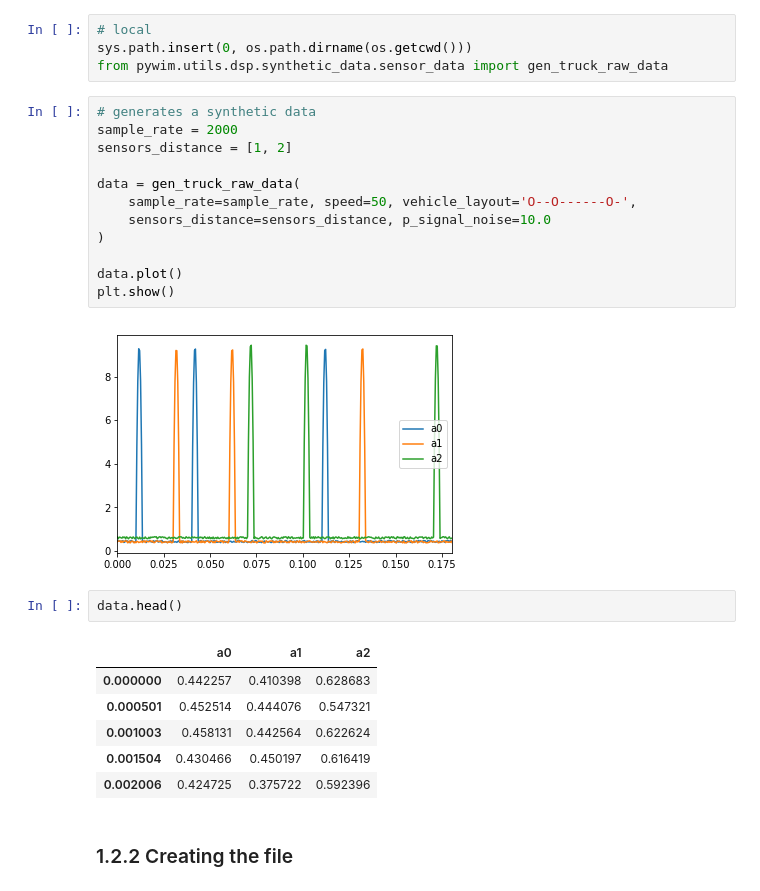
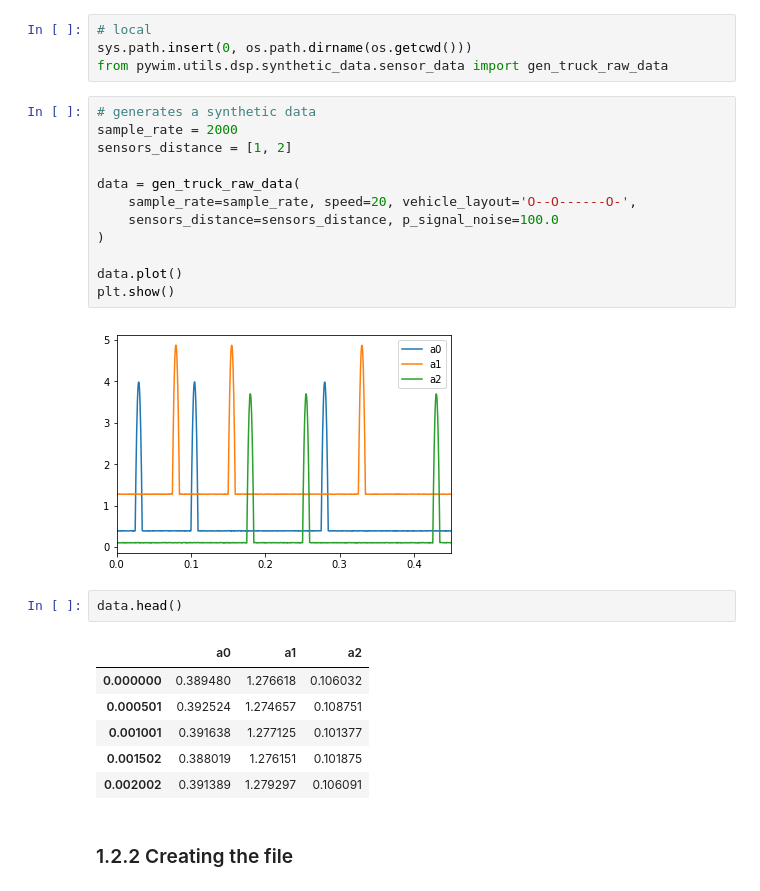
Before and after one commit to OpenWIM/pywim, a Jupyter notebook: notebooks/StorageRawData.ipynb, the cells around one changed output. Drawn from its saved outputs; the diff is of its cells as text.

```diff
--- a/notebooks/StorageRawData.ipynb
+++ b/notebooks/StorageRawData.ipynb
@@ -94,26 +94,26 @@ from pywim.utils.dsp.synthetic_data.sensor_data import gen_truck_raw_data
 # %%
 # generates a synthetic data
 sample_rate = 2000
 sensors_distance = [1, 2]
 
 data = gen_truck_raw_data(
-    sample_rate=sample_rate, speed=50, vehicle_layout='O--O------O-',
-    sensors_distance=sensors_distance, p_signal_noise=10.0
+    sample_rate=sample_rate, speed=20, vehicle_layout='O--O------O-',
+    sensors_distance=sensors_distance, p_signal_noise=100.0
 )
 
 data.plot()
 plt.show()
 # %% [output]
-[figure, old version]
+[figure, new version]
 # %%
 data.head()
 # %% [output]
 |  | a0 | a1 | a2 |
-| 0.000000 | 0.442257 | 0.410398 | 0.628683 |
-| 0.000501 | 0.452514 | 0.444076 | 0.547321 |
-| 0.001003 | 0.458131 | 0.442564 | 0.622624 |
-| 0.001504 | 0.430466 | 0.450197 | 0.616419 |
-| 0.002006 | 0.424725 | 0.375722 | 0.592396 |
+| 0.000000 | 0.389480 | 1.276618 | 0.106032 |
+| 0.000501 | 0.392524 | 1.274657 | 0.108751 |
+| 0.001001 | 0.391638 | 1.277125 | 0.101377 |
+| 0.001502 | 0.388019 | 1.276151 | 0.101875 |
+| 0.002002 | 0.391389 | 1.279297 | 0.106091 |
 # %% [markdown]
 ### 1.2.2 Creating the file
 # %%
```
Also changed, not shown: parts of 4 cells of this notebook, 8 other files.
